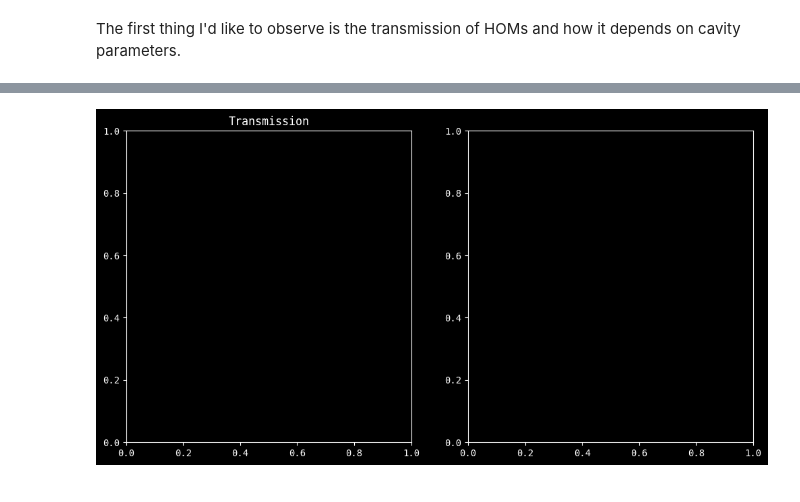
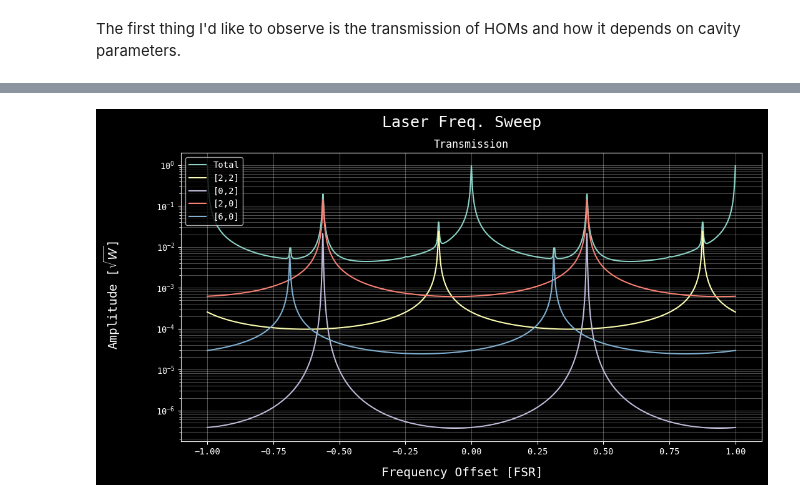
Before and after one commit to chance-jackson/ce-omc, a Jupyter notebook: aLIGO-omc/aLIGO_OMC_Sim.ipynb, the cells around one changed output, grey strips where cells are left out. Cells and saved outputs as stored; diff of their text form; code cells hidden in the pictures.

```diff
--- a/aLIGO-omc/aLIGO_OMC_Sim.ipynb
+++ b/aLIGO-omc/aLIGO_OMC_Sim.ipynb
@@ -280,5 +282,4 @@ FSR = omc.OMC.FSR
 TSM = omc.OMC.mode_separation[0]
 finesse = omc.OMC.finesse
 # %%
-sol = omc.run(f"xaxis(Input.f, lin, -{omc.OMC.FSR}, {omc.OMC.FSR}, 6000)")
-#sol.plot();
+sol = omc.run(f"xaxis(Input.f, lin, -{omc.OMC.FSR}, {omc.OMC.FSR}, 2000)")
@@ -287,22 +286,23 @@ xaxis = np.linspace(-1,1,6001) #xaxis definition
 # %%
-fig, axs = plt.subplots(ncols = 2, figsize=(12,6))
+fig, axs = plt.subplots(ncols = 1, figsize=(12,6))
 
-#plt.axvline(TMS/FSR,0.05,1,label=f"TMS = {np.round(TSM/1e6,3)} [MHz]",color='grey',linestyle='dashed')
-axs[0].set_title("Transmission")
-axs[0].plot(xaxis,np.abs(sol["Fundamental_trans"]),label='Carrier')
-axs[0].plot(xaxis,np.abs(sol["OneZero_trans"]),label='[1,0]')
-axs[0].plot(xaxis,np.abs(sol["OneOne_trans"]),label='[1,1]')
+axs.set_title("Transmission")
+total_amp = 0
+for hom in omc.homs:
+    total_amp += np.abs(sol[f"A_{hom[0]}{hom[1]}"])**2
+axs.semilogy(sol.x1/FSR,np.sqrt(total_amp),label='Total')
+axs.semilogy(sol.x1/FSR,np.abs(sol["A_22"]),label='[2,2]')
+#axs.semilogy(sol.x1/FSR,np.abs(sol["A_33"]),label='[3,3]')
+axs.semilogy(sol.x1/FSR,np.abs(sol["A_02"])**2,label='[0,2]')
+axs.semilogy(sol.x1/FSR,np.abs(sol["A_20"]),label='[2,0]')
+axs.semilogy(sol.x1/FSR,np.abs(sol["A_06"]),label='[6,0]')
+#axs.semilogy(sol.x1/FSR,np.abs(sol["A_06"]),label='[0,6]')
+#axs.plot(xaxis,np.abs(sol["A_13"]),label='[4,2]')
 
-axs[1].set_title("Reflection")
-axs[1].plot(xaxis,np.abs(sol["Fundamental_refl"]),label='Carrier')
-axs[1].plot(xaxis,np.abs(sol["OneZero_refl"]),label='[1,0]')
-axs[1].plot(xaxis,np.abs(sol["OneOne_refl"]),label='[1,1]')
-#plt.plot(xaxis,abs(sol["ZeroOne"])**2,label='[0,1]')
-#plt.plot(xaxis,abs(sol["TwoZero"])**2,label='[2,0]')
-#plt.plot(xaxis,abs(sol["ZeroTwo"])**2,label='[0,2]')
 
 fig.supylabel(r'Amplitude [$\sqrt{W}$]',fontsize=14)
 fig.supxlabel('Frequency Offset [FSR]',fontsize=14)
 fig.suptitle('Laser Freq. Sweep',fontsize=18)
-axs[0].legend(fontsize=10)
+axs.grid(which='both',alpha=0.3)
+axs.legend(fontsize=10)
 # %% [output]
@@ -311 +310 @@ Could not find an output `Fundamental_trans` in the solution object ❮ArraySolu
-[figure, old version]
+[figure, new version]
```
Also changed, not shown: parts of 21 cells of this notebook.
